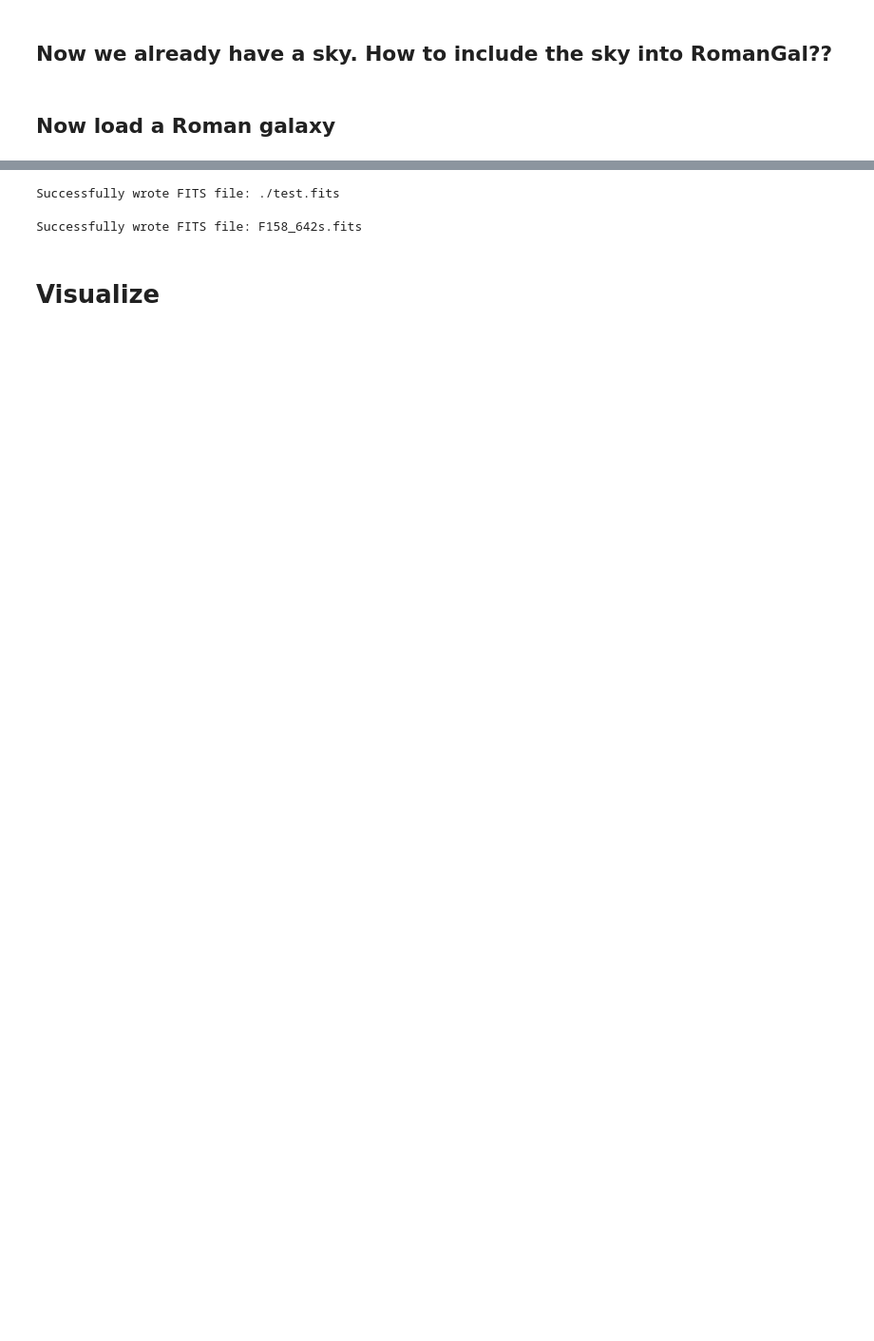
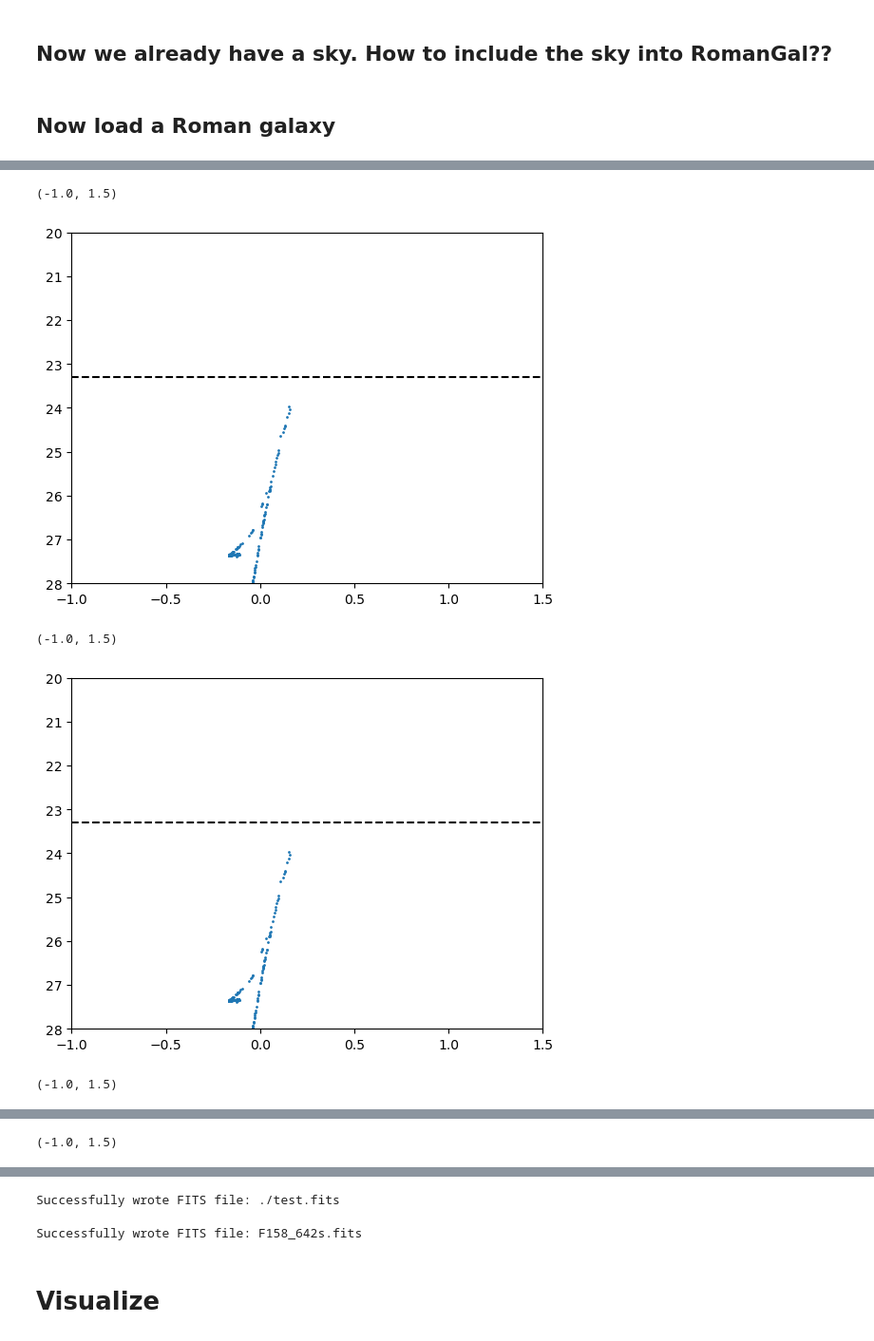
Before and after one commit to AstroJacobLi/Rosesim, a Jupyter notebook: notebook/Rosesim/02_inject_dwarf.ipynb, the cells around one changed output, grey strips where cells are left out. Shown at 95% size. Drawn from its saved outputs; the diff is of its cells as text; code cells hidden in the pictures; blank space fills up the shorter version.

```diff
--- a/notebook/Rosesim/02_inject_dwarf.ipynb
+++ b/notebook/Rosesim/02_inject_dwarf.ipynb
@@ -128,0 +144,12 @@ SB of smooth 27.957348241326585
+# %%
+plt.scatter(src.mags['F106'] - src.mags['F158'], src.mags['F158'], s=1)
+
+plt.axhline(-5.4 + sp.dist_mod + rosesim.Roman_zp_AB_Vega_parsec['F158'], ls='--', c='k')
+plt.ylim(28, 20)
+plt.xlim(-1, 1.5)
+# %% [output]
+(-1.0, 1.5)
+[figure, added]
+(-1.0, 1.5)
+[figure, added]
+(-1.0, 1.5)
@@ -128,0 +157 @@ SB of smooth 27.957348241326585
+(-1.0, 1.5)
```
Also changed, not shown: parts of 47 cells of this notebook, 25 other files.
